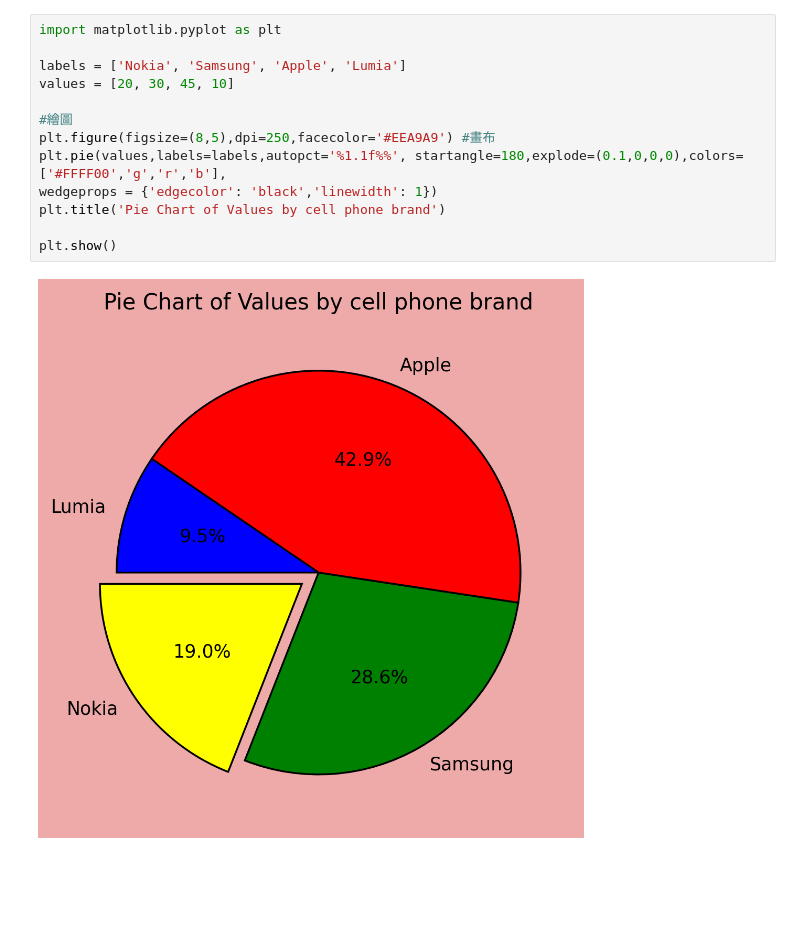
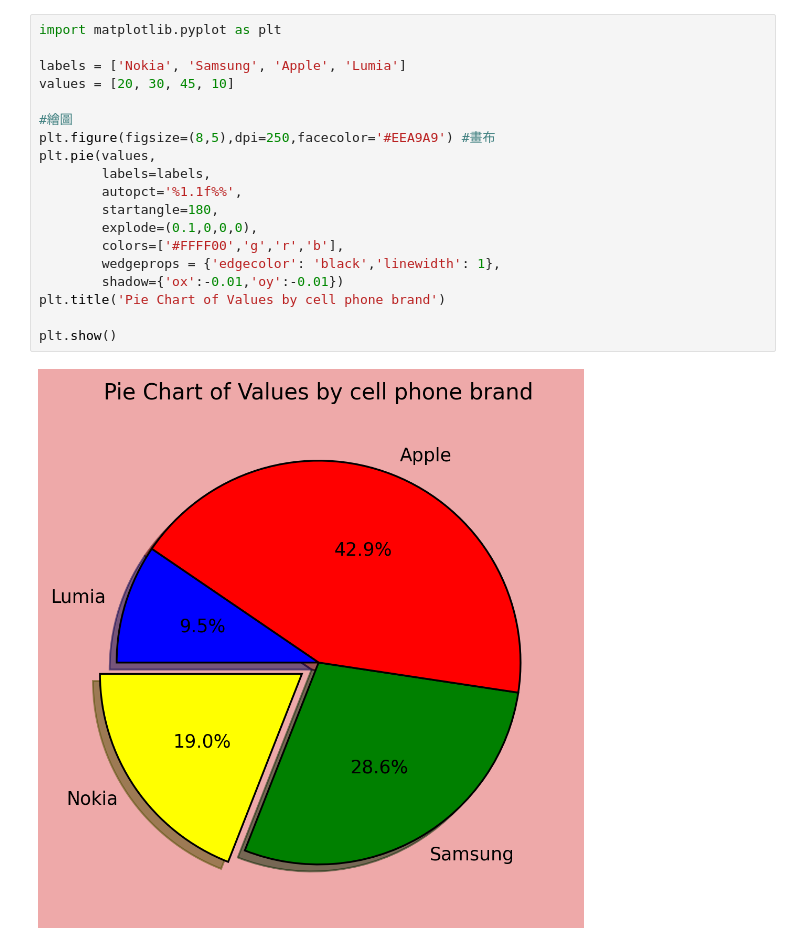
Before and after one commit to 4ah0049/python_practice_20240417, a Jupyter notebook: lesson15/lesson15_4.ipynb, the cells around one changed output. Drawn from its saved outputs; the diff is of its cells as text; blank space fills up the shorter version.

```diff
--- a/lesson15/lesson15_4.ipynb
+++ b/lesson15/lesson15_4.ipynb
@@ -1,15 +1,21 @@
 # %%
 import matplotlib.pyplot as plt
 
 labels = ['Nokia', 'Samsung', 'Apple', 'Lumia']
 values = [20, 30, 45, 10]
 
 #繪圖
 plt.figure(figsize=(8,5),dpi=250,facecolor='#EEA9A9') #畫布
-plt.pie(values,labels=labels,autopct='%1.1f%%', startangle=180,explode=(0.1,0,0,0),colors=['#FFFF00','g','r','b'],
-wedgeprops = {'edgecolor': 'black','linewidth': 1})
+plt.pie(values,
+        labels=labels,
+        autopct='%1.1f%%',
+        startangle=180,
+        explode=(0.1,0,0,0),
+        colors=['#FFFF00','g','r','b'],
+        wedgeprops = {'edgecolor': 'black','linewidth': 1},
+        shadow={'ox':-0.01,'oy':-0.01})
 plt.title('Pie Chart of Values by cell phone brand')
 
 plt.show()
 # %% [output]
-[figure, old version]
+[figure, new version]
```
Also changed, not shown: 1 other file.
